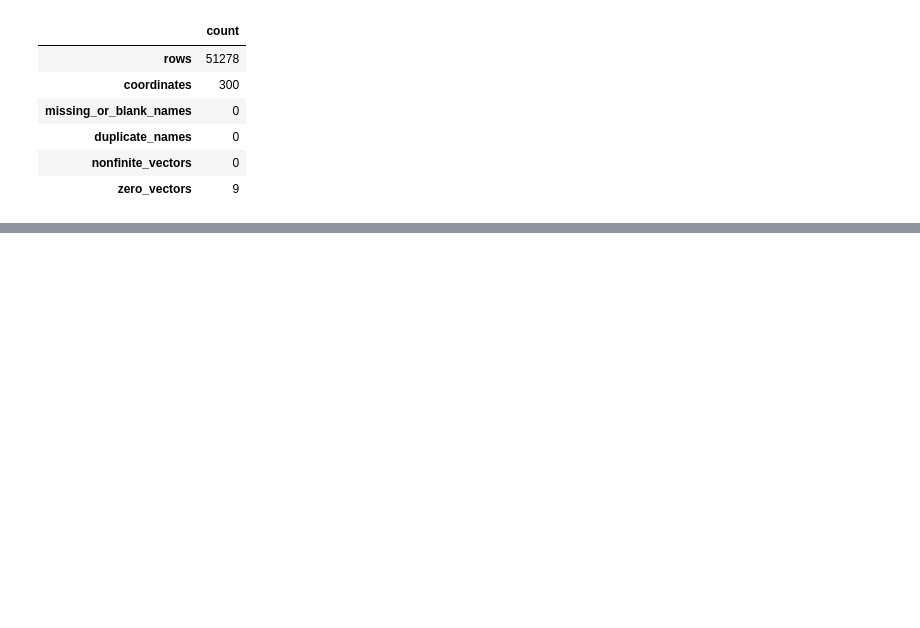
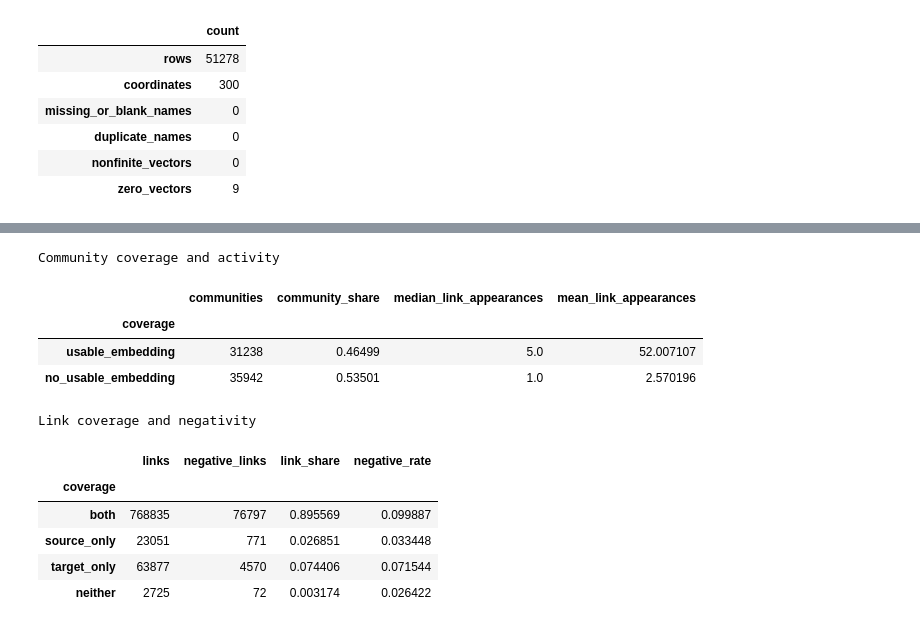
Before and after one commit to smikulas/readait, a Jupyter notebook: results.ipynb, the cells around one changed output, grey strips where cells are left out. Cells and saved outputs as stored; diff of their text form; code cells hidden in the pictures; blank space fills up the shorter version.

Commit message:
analyze embedding coverage

```diff
--- a/results.ipynb
+++ b/results.ipynb
@@ -247,0 +256,23 @@ display(embedding_quality.to_frame())
+# %%
+from src.utils.coverage import embedding_coverage
+
+community_coverage, link_coverage, community_activity = embedding_coverage(
+    pd.concat([body_links, title_links], ignore_index=True), embeddings
+)
+print("Community coverage and activity")
+display(community_coverage)
+print("Link coverage and negativity")
+display(link_coverage)
+# %% [output]
+Community coverage and activity
+|  | communities | community_share | median_link_appearances | mean_link_appearances |
+| coverage |  |  |  |  |
+| usable_embedding | 31238 | 0.46499 | 5.0 | 52.007107 |
+| no_usable_embedding | 35942 | 0.53501 | 1.0 | 2.570196 |
+Link coverage and negativity
+|  | links | negative_links | link_share | negative_rate |
+| coverage |  |  |  |  |
+| both | 768835 | 76797 | 0.895569 | 0.099887 |
+| source_only | 23051 | 771 | 0.026851 | 0.033448 |
+| target_only | 63877 | 4570 | 0.074406 | 0.071544 |
+| neither | 2725 | 72 | 0.003174 | 0.026422 |
```
Also changed, not shown: parts of 2 cells of this notebook, 1 other file.
